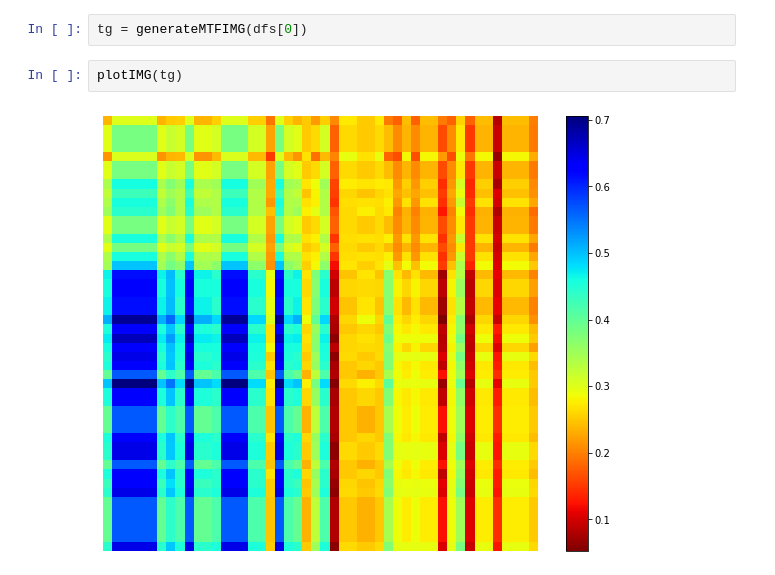
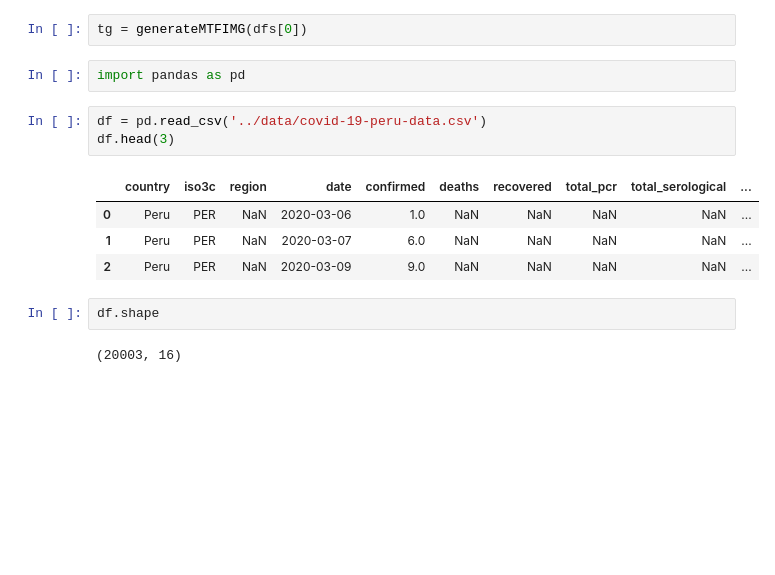
Before and after one commit to luismoroco/ML-Research-UNSA-UOKlahoma, a Jupyter notebook: visualization/main.ipynb, the cells around one changed output. Drawn from its saved outputs; the diff is of its cells as text; blank space fills up the shorter version.

```diff
--- a/visualization/main.ipynb
+++ b/visualization/main.ipynb
@@ -468,7 +566,17 @@ for i in range(len(dfs)):
     plotIMG(generateMTFIMG(dfs[i]), i)
 # %%
 tg = generateMTFIMG(dfs[0])
-# %%
-plotIMG(tg)
-# %% [output]
-[figure, removed]
+# %%
+import pandas as pd
+# %%
+df = pd.read_csv('../data/covid-19-peru-data.csv')
+df.head(3)
+# %% [output]
+|  | country | iso3c | region | date | confirmed | deaths | recovered | total_pcr | total_serological | ... |
+| 0 | Peru | PER | NaN | 2020-03-06 | 1.0 | NaN | NaN | NaN | NaN | ... |
+| 1 | Peru | PER | NaN | 2020-03-07 | 6.0 | NaN | NaN | NaN | NaN | ... |
+| 2 | Peru | PER | NaN | 2020-03-09 | 9.0 | NaN | NaN | NaN | NaN | ... |
+# %%
+df.shape
+# %% [output]
+(20003, 16)
```
Also changed, not shown: parts of 28 cells of this notebook, 6 other files.
